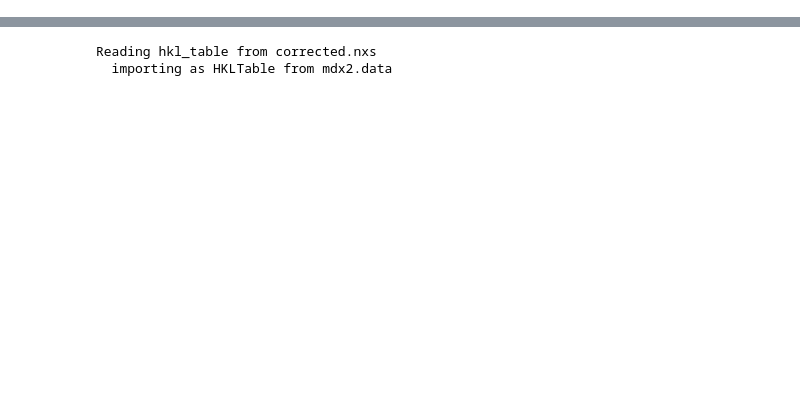
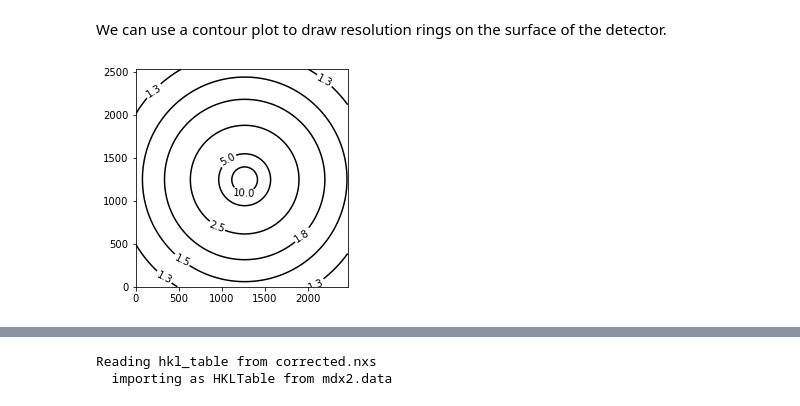
Before and after one commit to ando-lab/erice-2022-data-reduction, a Jupyter notebook: 6_mdx2_python.ipynb, the cells around one changed output, grey strips where cells are left out. Saved outputs shown, nothing was run; the diff lists cells and outputs as text; code cells hidden in the pictures; blank space fills up the shorter version.

```diff
--- a/6_mdx2_python.ipynb
+++ b/6_mdx2_python.ipynb
@@ -11,0 +126,11 @@ import pandas as pd
+# %% [markdown]
+We can use a contour plot to draw resolution rings on the surface of the detector.
+# %%
+fig, ax = plt.subplots()
+[X,Y] = np.meshgrid(mi.ix,mi.iy)
+levels = [1.3,1.5,1.8,2.5,5,10]
+CS = ax.contour(X,Y,1/s,levels, colors='k')
+ax.clabel(CS, inline=True, fontsize=10)
+ax.set_aspect('equal')
+# %% [output]
+[figure, added]
```
Also changed, not shown: parts of 46 cells of this notebook.
